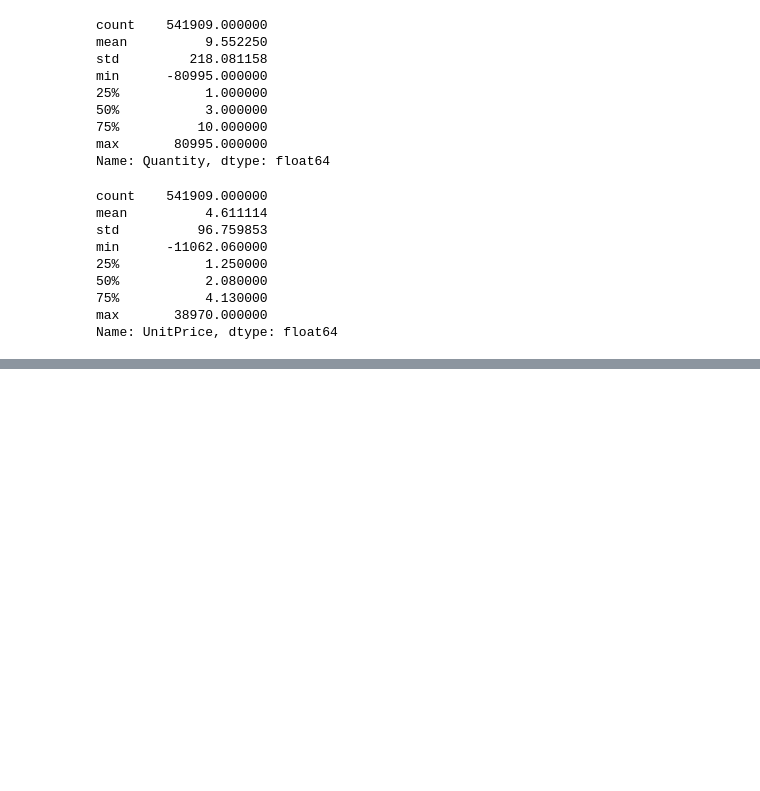
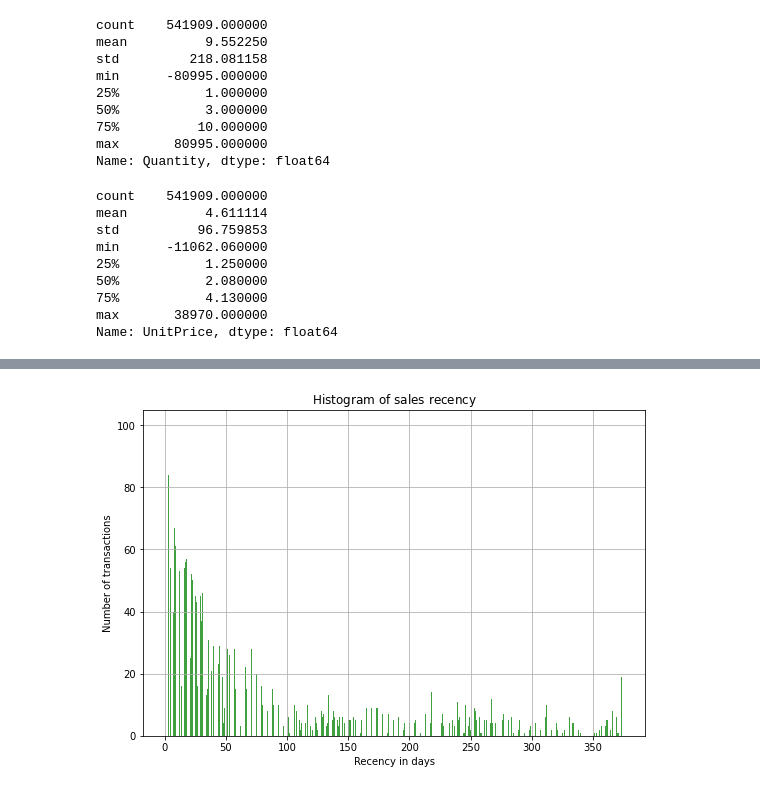
Before and after one commit to paulsok/kaggle, a Jupyter notebook: Online Retail Data Set/online_retail_data_set.ipynb, the cells around one changed output, grey strips where cells are left out. Saved outputs shown, nothing was run; the diff lists cells and outputs as text; code cells hidden in the pictures; blank space fills up the shorter version.

```diff
--- a/Online Retail Data Set/online_retail_data_set.ipynb
+++ b/Online Retail Data Set/online_retail_data_set.ipynb
@@ -98,0 +127,4 @@ Name: UnitPrice, dtype: float64
+# %%
+refrence_date = cs_df.InvoiceDate.max()
+refrence_date = refrence_date + datetime.timedelta(days = 1)
+refrence_date
@@ -98,0 +133,4 @@ Name: UnitPrice, dtype: float64
+# %%
+# recency value
+cs_df['days_since_last_purchase'] = refrence_date - cs_df.InvoiceDate
+cs_df['days_since_last_purchase_num'] = cs_df['days_since_last_purchase'].astype('timedelta64[D]')
@@ -98,0 +146,4 @@ Name: UnitPrice, dtype: float64
+# %%
+customer_history_df = cs_df.groupby(["CustomerID"])[['days_since_last_purchase_num']].min().reset_index()
+# %%
+customer_history_df.rename(columns={'days_since_last_purchase_num':'recency'}, inplace=True)
@@ -98,0 +159,13 @@ Name: UnitPrice, dtype: float64
+# %%
+# distribution of customer recency
+x = customer_history_df.recency
+mu = np.mean(customer_history_df.recency)
+sigma = math.sqrt(np.var(customer_history_df.recency))
+plt.figure(figsize=(9, 6))
+n, bins, patches = plt.hist(x, 1000, facecolor='green', alpha=0.75)
+plt.xlabel('Recency in days')
+plt.ylabel('Number of transactions')
+plt.title(r'$\mathrm{Histogram\ of\ sales\ recency}\ $')
+plt.grid(True)
+# %% [output]
+[figure, added]
```
Also changed, not shown: parts of 27 cells of this notebook.
